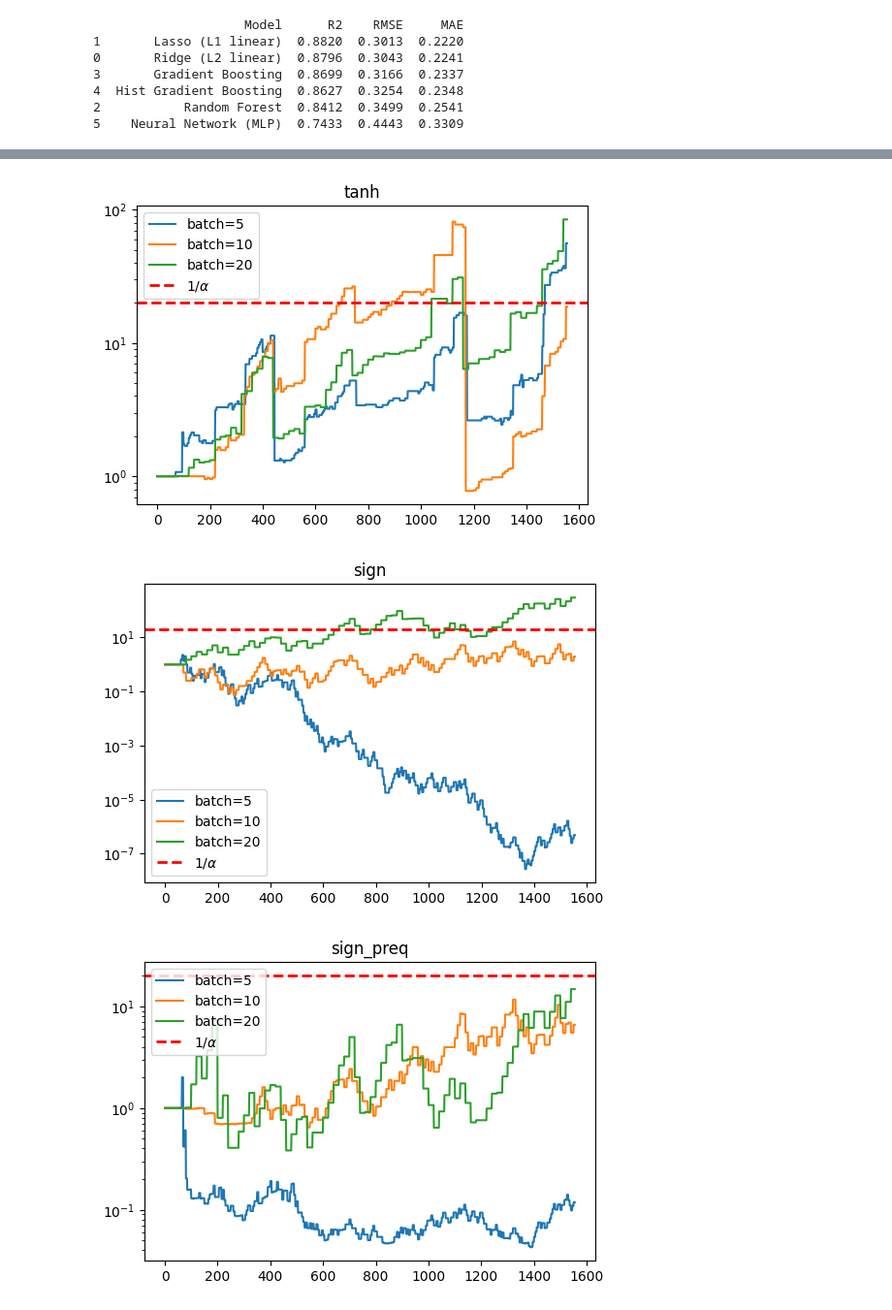
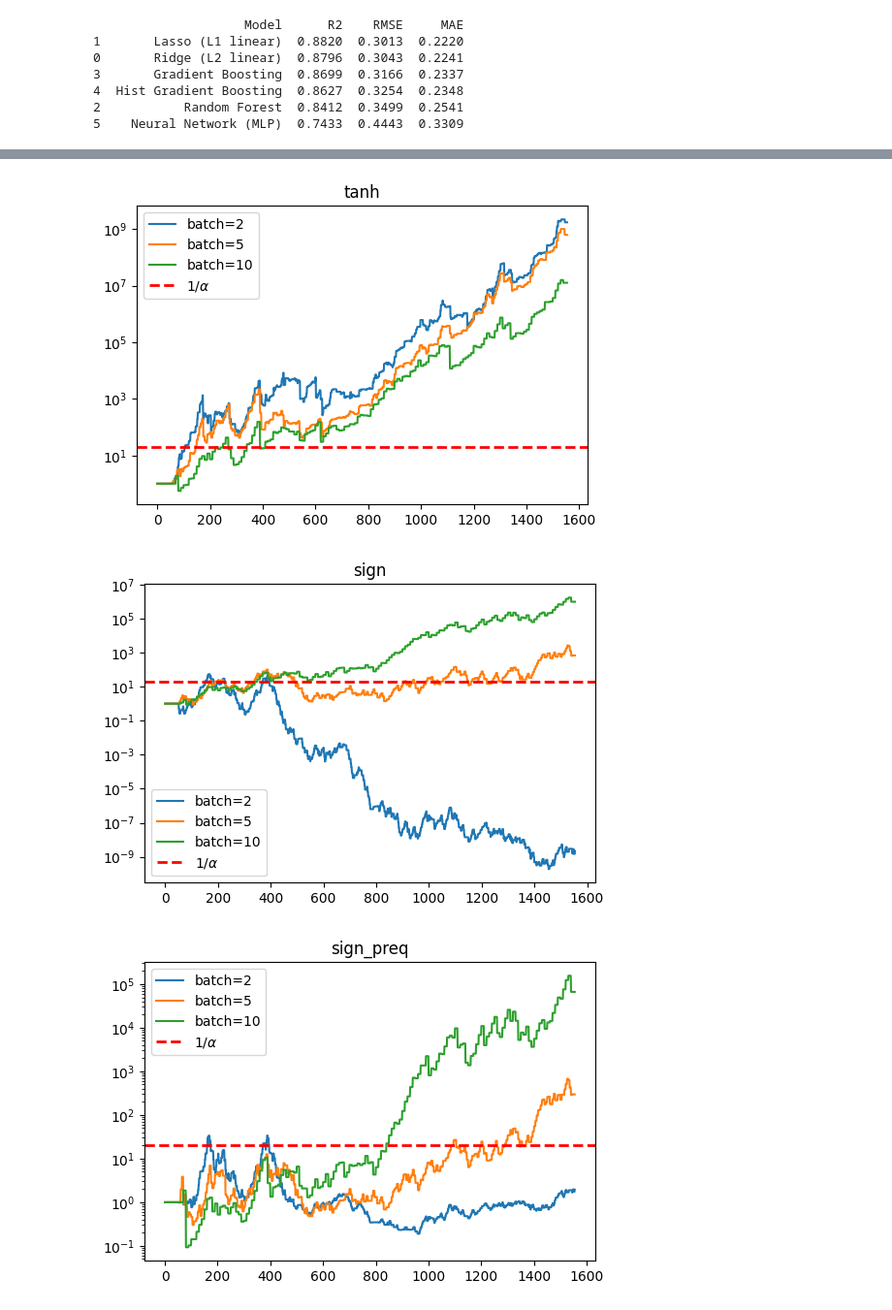
Before and after one commit to Antares01/sequential_ml_testing, a Jupyter notebook: src/experiments/toy_hiv_exp.ipynb, the cells around one changed output, grey strips where cells are left out. Shown at 97% size. Cells and saved outputs as stored; diff of their text form; code cells hidden in the pictures.

```diff
--- a/src/experiments/toy_hiv_exp.ipynb
+++ b/src/experiments/toy_hiv_exp.ipynb
@@ -12,7 +12,7 @@ from data.data import get_hiv_data, get_hiv_clf
 # %%
 np.random.seed(0)
 j_vec = [10, 61, 62]
-batch_list = [5, 10, 20]
+batch_list = [2, 5, 10]#[5, 10, 20]
 n_init = 20
 #offline=True
 #g_func = TanhBet()
@@ -127,7 +127,7 @@ strategy_exp = ExponentialBet(
 
 
 
-params_cb = prepare_coin_betting_parameters(lam_start = 0.01, lam_end = 0.99, lam_num = 10, M_start = 0.01, M_end = 5, M_num = 10)
+params_cb = prepare_coin_betting_parameters(lam_start = 0.01, lam_end = 0.95, lam_num = 10, M_start = 0.01, M_end = 5, M_num = 10)
 strategy_cb = AntisymmetricBet(
     g_family= g_family_cb,
     update_g_func = update_g_func_static,
@@ -135,7 +135,7 @@ strategy_cb = AntisymmetricBet(
 )
 
 
-params_tanh = prepare_lambda_parameters(lam_start = 0.01, lam_end = 0.99, lam_num = 10)
+params_tanh = prepare_lambda_parameters(lam_start = 0.01, lam_end = 0.95, lam_num = 10)
 strategy_tanh = AntisymmetricBet(
     g_family= g_family_tanh,
     update_g_func = update_g_func_static,
@@ -143,7 +143,7 @@ strategy_tanh = AntisymmetricBet(
     prequential=True,
 )
 
-params_sign = prepare_lambda_parameters(lam_start = 0.01, lam_end = 0.99, lam_num = 10)
+params_sign = prepare_lambda_parameters(lam_start = 0.01, lam_end = 0.95, lam_num = 10)
 
 strategy_sign = AntisymmetricBet(
     g_family= g_family_sign,
@@ -202,7 +202,7 @@ martingales
 # %%
 import matplotlib.pyplot as plt
 alpha = 0.05
-j = 62 #j_vec = [10, 61, 62]
+j = 61 #j_vec = [10, 61, 62]
 for strategy_name in betting_strategies.keys():
     plt.figure(figsize=(6, 4))
     for b in batch_list:
@@ -227,6 +227,6 @@ for strategy_name in betting_strategies.keys():
-[figure, old version]
+[figure, new version]
-[figure, old version]
+[figure, new version]
-[figure, old version]
+[figure, new version]
 # %%
 plt.figure(figsize=(6, 4))
 
```
Also changed, not shown: parts of 6 cells of this notebook, 3 other files.
